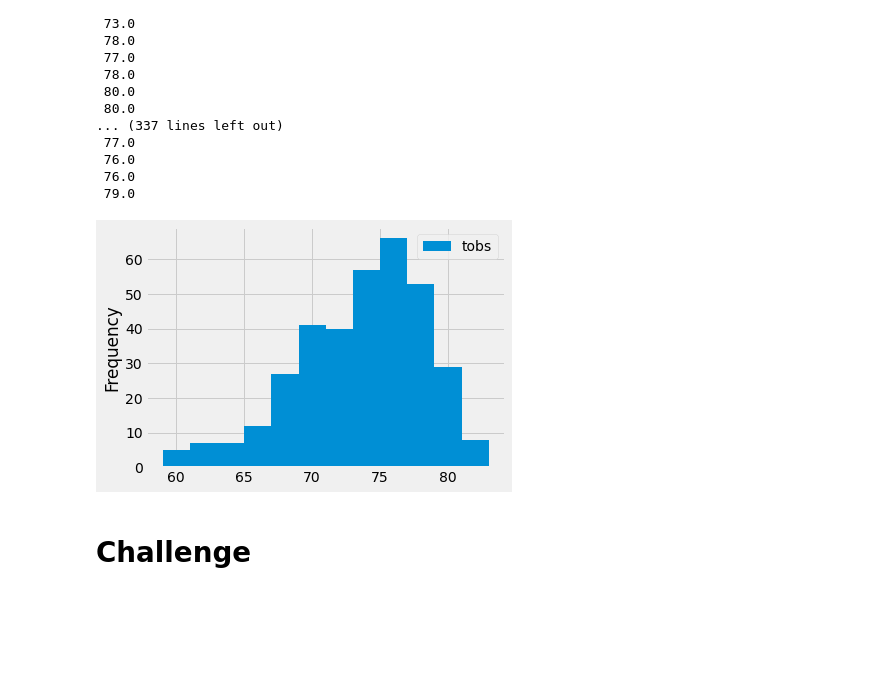
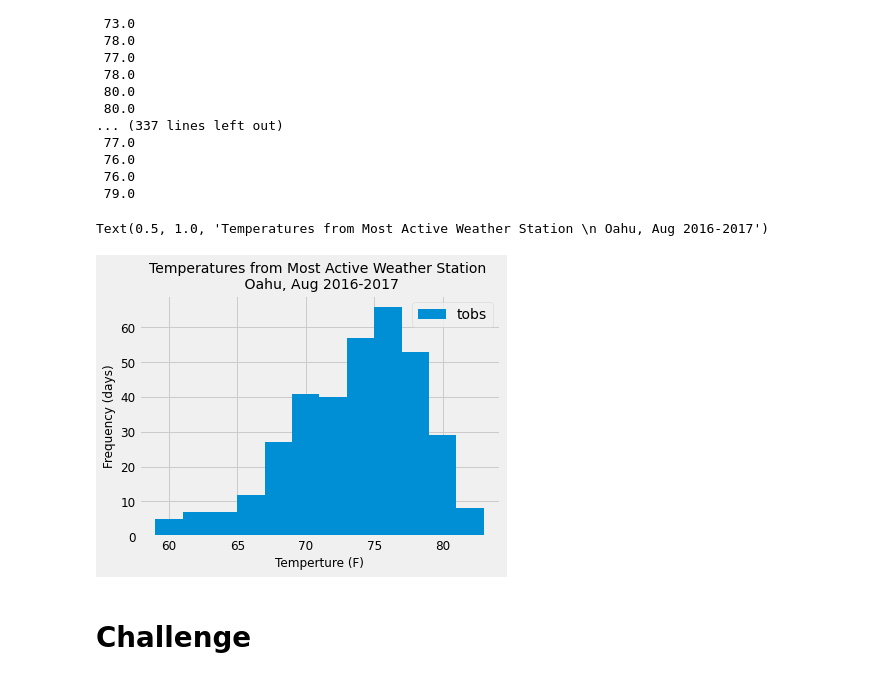
Before and after one commit to Magzzie/Surfs_up, a Jupyter notebook: climate_analysis.ipynb, the cells around one changed output. Drawn from its saved outputs; the diff is of its cells as text; code cells hidden in the pictures; blank space fills up the shorter version.

Commit message:
Updated station analysis results.

```diff
--- a/climate_analysis.ipynb
+++ b/climate_analysis.ipynb
@@ -247,10 +247,14 @@ print(temp_df.to_string(index=False))
  79.0
 # %%
 # Plot the temperature observations of the most recent year from the most active station as a histogram.
-temp_df.plot.hist(bins=12)
+temp_df.plot.hist(bins=12, fontsize='12')
 plt.tight_layout()
+plt.xlabel("Temperture (F)", fontsize='12')
+plt.ylabel("Frequency (days)",fontsize='12')
+plt.title("Temperatures from Most Active Weather Station \n Oahu, Aug 2016-2017", fontsize='14')
 # %% [output]
+Text(0.5, 1.0, 'Temperatures from Most Active Weather Station \n Oahu, Aug 2016-2017')
-[figure, old version]
+[figure, new version]
 # %%
 # Write a function called `calc_temps` that will accept start date and end date in the format '%Y-%m-%d'
 # and return the minimum, average, and maximum temperatures for that range of dates
```
Also changed, not shown: 1 other file.
